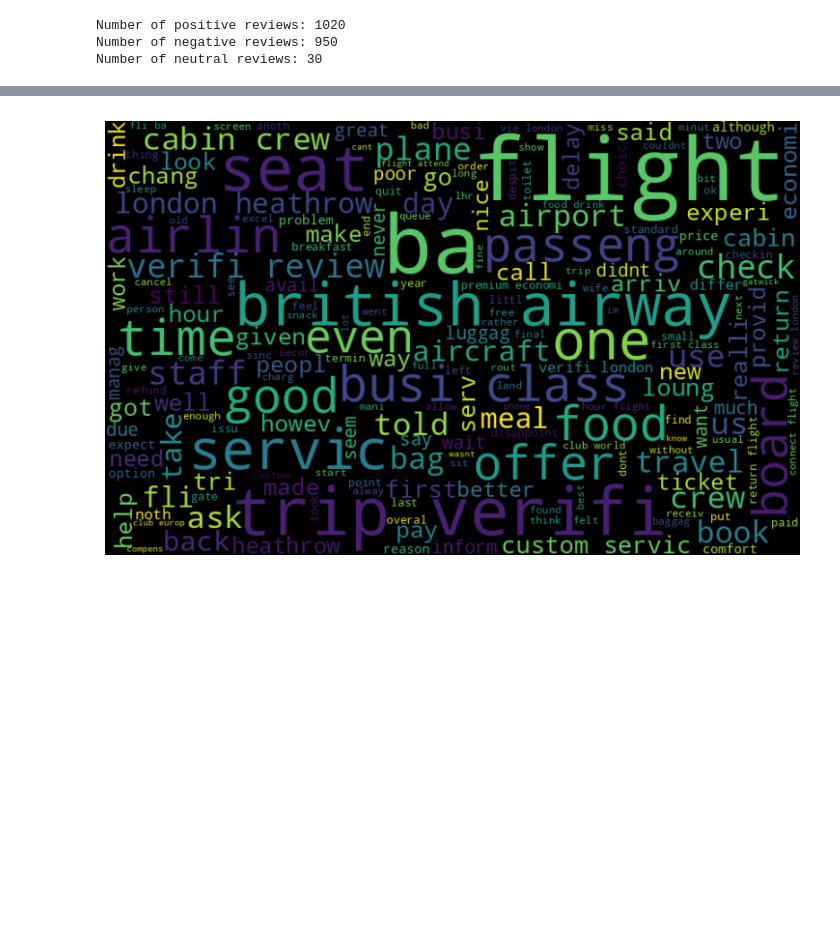
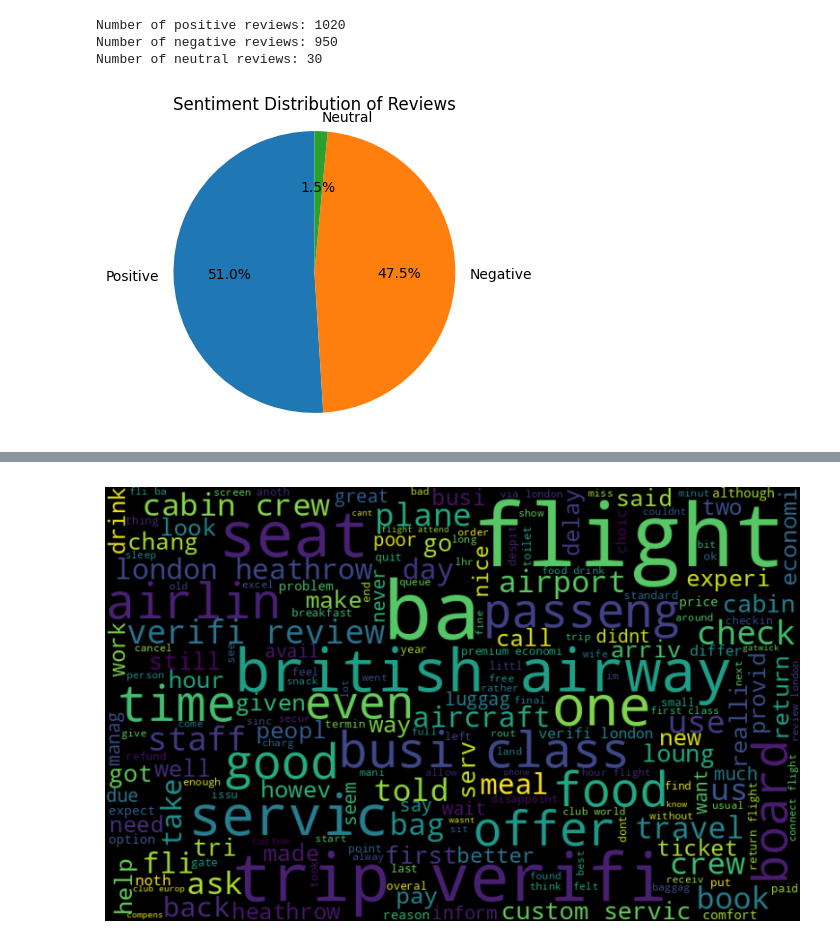
Before and after one commit to Qasim-Shah-73/British-Airways, a Jupyter notebook: British_Airways_Forage.ipynb, the cells around one changed output, grey strips where cells are left out. Saved outputs shown, nothing was run; the diff lists cells and outputs as text; code cells hidden in the pictures; blank space fills up the shorter version.

```diff
--- a/British_Airways_Forage.ipynb
+++ b/British_Airways_Forage.ipynb
@@ -129,6 +129,25 @@ print(f"Number of neutral reviews: {neutral_count}")
 Number of positive reviews: 1020
 Number of negative reviews: 950
 Number of neutral reviews: 30
+# %%
+# Calculate the count of positive, negative, and neutral reviews
+positive_count = df[df['sentiment_category'] == 'positive'].shape[0]
+negative_count = df[df['sentiment_category'] == 'negative'].shape[0]
+neutral_count = df[df['sentiment_category'] == 'neutral'].shape[0]
+
+# Create a list of labels and values
+labels = ['Positive', 'Negative', 'Neutral']
+values = [positive_count, negative_count, neutral_count]
+
+# Create a pie chart
+fig, ax = plt.subplots(figsize=(4, 4))
+ax.pie(values, labels=labels, autopct='%1.1f%%', startangle=90)
+ax.axis('equal')  # Equal aspect ratio ensures the pie chart is drawn as a circle.
+ax.set_title('Sentiment Distribution of Reviews')
+
+plt.show()
+# %% [output]
+[figure, added]
 # %%
 # Step 5: Word cloud
 all_words = ' '.join(df['cleaned_reviews'])
```
Also changed, not shown: parts of 1 cell of this notebook.
